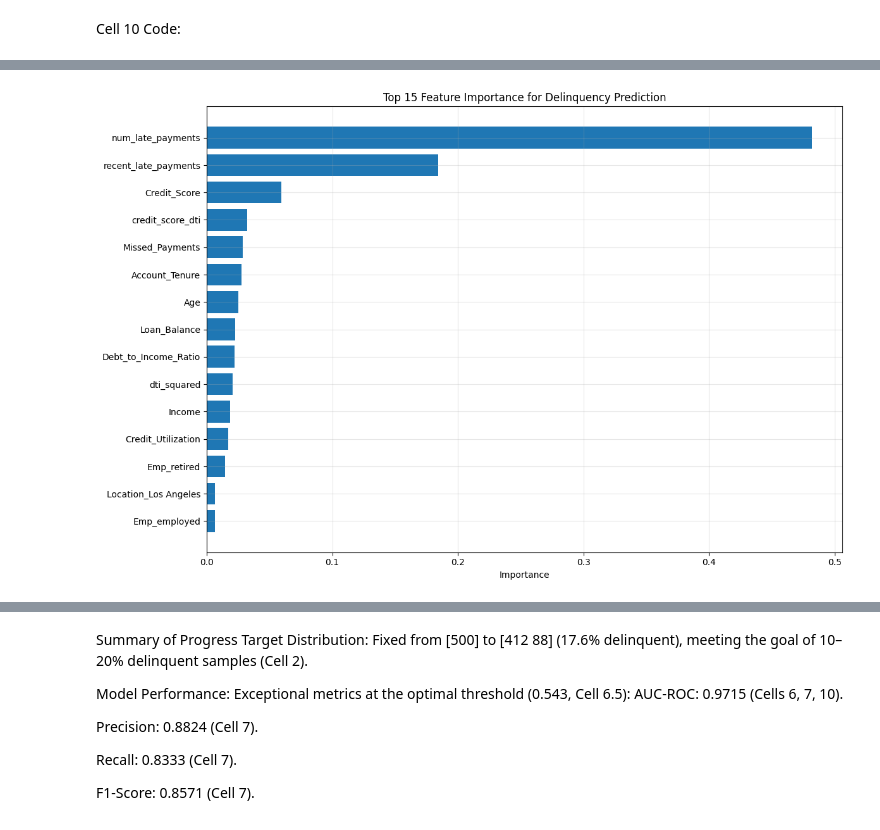
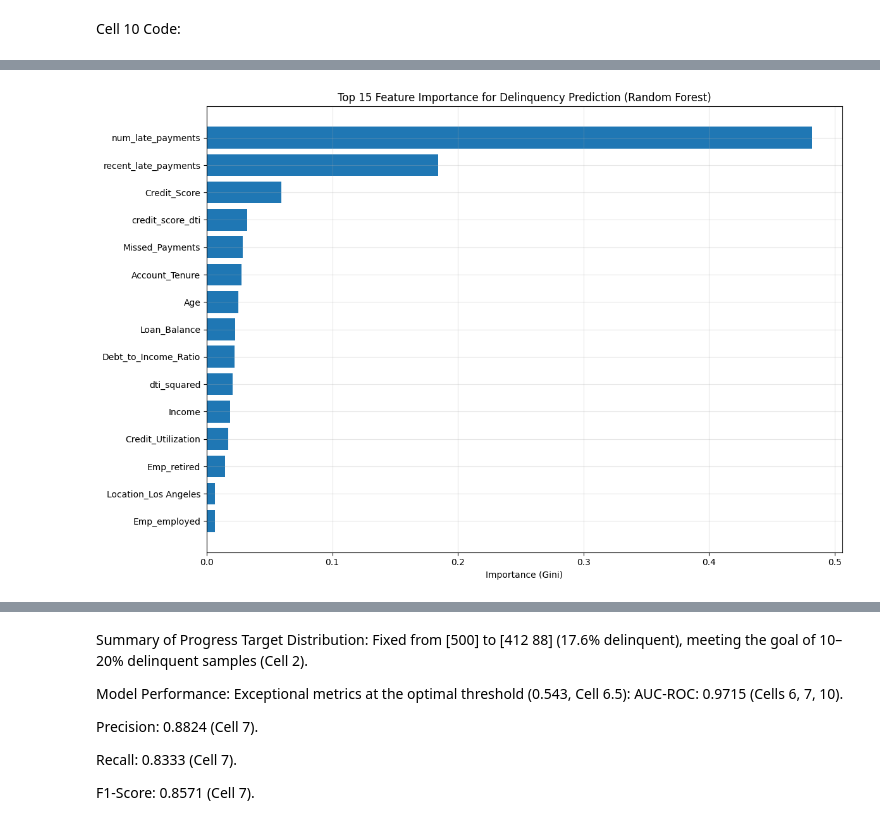
Before and after one commit to abdinzaghi5601/my-awesome-project, a Jupyter notebook: Random Forest Model.ipynb, the cells around one changed output, grey strips where cells are left out. Cells and saved outputs as stored; diff of their text form; code cells hidden in the pictures.

```diff
--- a/Random Forest Model.ipynb
+++ b/Random Forest Model.ipynb
@@ -1052,47 +1577,101 @@ X_test_scaled mean: -0.023653209221400618 std: 1.0395383059012753
 Cell 10 Code:
 # %%
 # Cell 10: Display feature importance and debug
+# This cell performs two main functions:
+# 1. Visualizes the intrinsic Gini-based feature importances from the trained Random Forest model.
+# 2. Includes several debugging checks to ensure data consistency and proper model behavior.
+
 import pandas as pd
 import numpy as np
 import matplotlib.pyplot as plt
 from sklearn.metrics import roc_auc_score
+import os # Import os for debugging path issues if needed
 
 try:
-    print("Extracting feature importance...")
+    print("Extracting and displaying intrinsic feature importance from the Random Forest model...")
+
+    # Get the feature importances directly from the trained RandomForestClassifier model.
+    # These are typically Gini impurity-based importances, reflecting how much each feature
+    # reduces impurity (improves splits) in the trees.
     feature_importance = predictor_rf.model.feature_importances_
+
+    # Retrieve the list of feature names that were generated during preprocessing.
+    # This ensures that the importance values are correctly mapped to their corresponding features.
     feature_names = predictor_rf.feature_names
+
+    # Create a Pandas DataFrame to store feature names and their importance scores.
+    # Sort the DataFrame in descending order of importance for easy viewing of top features.
     importance_df = pd.DataFrame({
         'Feature': feature_names,
         'Importance': feature_importance
     }).sort_values(by='Importance', ascending=False)
-    print("\nFeature Importance (Top 10):")
+
+    print("\nFeature Importance (Top 10) - Based on Gini Impurity Reduction:")
     print(importance_df.head(10))
-    plt.figure(figsize=(12, 8))
-    top_features = importance_df.head(15)
+
+    # Visualize the top N feature importances using a horizontal bar chart.
+    plt.figure(figsize=(12, 8)) # Set the figure size for better readability
+    top_features = importance_df.head(15) # Select the top 15 features to plot
+
+    # Create the horizontal bar plot.
     plt.barh(top_features['Feature'], top_features['Importance'])
-    plt.xlabel('Importance')
-    plt.title('Top 15 Feature Importance for Delinquency Prediction')
-    plt.gca().invert_yaxis()
-    plt.grid(True, alpha=0.3)
-    plt.tight_layout()
-    plt.show()
-    print("\nComputing feature correlations with target...")
+    plt.xlabel('Importance (Gini)') # Label for the x-axis
+    plt.title('Top 15 Feature Importance for Delinquency Prediction (Random Forest)') # Plot title
+    plt.gca().invert_yaxis() # Invert y-axis to have the most important feature at the top
+    plt.grid(True, alpha=0.3) # Add a subtle grid for readability
+    plt.tight_layout() # Adjust layout to prevent labels from overlapping
+    plt.show() # Display the plot
+
+    print("\nComputing feature correlations with the target variable ('Delinquent_Account')...")
+
+    # Reconstruct a full DataFrame with all preprocessed features and the target variable.
+    # This is needed to calculate direct linear correlations.
     X_processed = pd.DataFrame(predictor_rf.scaler.transform(predictor_rf.X), columns=predictor_rf.feature_names)
     X_processed['Delinquent_Account'] = predictor_rf.y
+
+    # Calculate the correlation of each feature with the 'Delinquent_Account' target.
+    # Sort them in descending order to see the strongest positive and negative correlations.
     correlations = X_processed.corr()['Delinquent_Account'].sort_values(ascending=False)
-    print("\nFeature Correlations with Delinquent_Account:")
+    print("\nFeature Correlations with Delinquent_Account (Top 10 most correlated):")
     print(correlations.head(10))
-    print("\nTest set hash:", hash(predictor_rf.X_test.tobytes()) if isinstance(predictor_rf.X_test, np.ndarray) else "Not a numpy array")
+
+    # --- Debugging Checks ---
+    # These checks help ensure that data structures and values are consistent after various steps.
+
+    print("\nPerforming data consistency and model prediction sanity checks...")
+
+    # Print a hash of the test set to verify if it has been modified unexpectedly
+    # (though unlikely in this script, it's a good general debugging practice).
+    print("Test set hash (from predictor_rf.X_test):", hash(predictor_rf.X_test.tobytes()) if isinstance(predictor_rf.X_test, np.ndarray) else "Not a numpy array (skipping hash)")
+
+    # Transform the test set using the fitted scaler and print its mean and standard deviation.
+    # For a correctly scaled dataset, the mean should be very close to 0 and std dev close to 1.
     X_test_scaled = predictor_rf.scaler.transform(predictor_rf.X_test)
-    print("X_test_scaled mean:", X_test_scaled.mean(), "std:", X_test_scaled.std())
+    print("X_test_scaled (after transforming predictor_rf.X_test) mean:", X_test_scaled.mean(), "std:", X_test_scaled.std())
+
+    # Manually predict probabilities on the scaled test set and calculate AUC-ROC.
+    # This serves as a cross-check against the AUC reported by the `evaluate_model` method.
     y_pred_proba_manual = predictor_rf.model.predict_proba(predictor_rf.scaler.transform(predictor_rf.X_test))[:, 1]
     manual_auc = roc_auc_score(predictor_rf.y_test, y_pred_proba_manual)
-    print("Manual AUC-ROC:", manual_auc)
-    print("Feature importance and debugging completed.")
+    print("Manual AUC-ROC calculation (using direct model/scaler calls):", manual_auc)
+
+    print("\nFeature importance analysis and debugging checks completed successfully.")
+
 except Exception as e:
-    print(f"Error in feature importance or debugging: {str(e)}")
-    print("Model exists:", predictor_rf.model is not None)
-    print("Scaler exists:", predictor_rf.scaler is not None)
-    print("Feature names length:", len(predictor_rf.feature_names))
-    print("Current directory:", os.getcwd())
+    # This block catches any errors during the execution of this cell.
+    print(f"\nAn error occurred in feature importance or debugging checks: {str(e)}")
+
+    # Print helpful debugging information if an error occurs:
+    print("--- Debugging Info on Error ---")
+    print(f"Model object exists: {predictor_rf.model is not None}")
+    print(f"Scaler object exists: {predictor_rf.scaler is not None}")
+    print(f"Feature names list is not empty: {predictor_rf.feature_names is not None and len(predictor_rf.feature_names) > 0}")
+    if predictor_rf.feature_names is not None:
+        print(f"Number of feature names: {len(predictor_rf.feature_names)}")
+    else:
+        print("Feature names list is None or empty.")
+    # Show current working directory, useful for file-related issues
+    print(f"Current working directory: {os.getcwd()}")
+    print("-------------------------------")
+    print("Please check previous cells for successful execution, especially Cell 5 (training).")
 # %% [output]
@@ -1102,12 +1681,12 @@ Feature Importance (Top 10):
                  Feature  Importance
 8      num_late_payments    0.482085
 10  recent_late_payments    0.184252
 2           Credit_Score    0.059608
 11      credit_score_dti    0.032115
 4        Missed_Payments    0.028690
 7         Account_Tenure    0.027716
 0                    Age    0.025272
 5           Loan_Balance    0.022479
 6   Debt_to_Income_Ratio    0.022287
 9            dti_squared    0.020596
-[figure, old version]
+[figure, new version]
```
Also changed, not shown: parts of 22 cells of this notebook.
